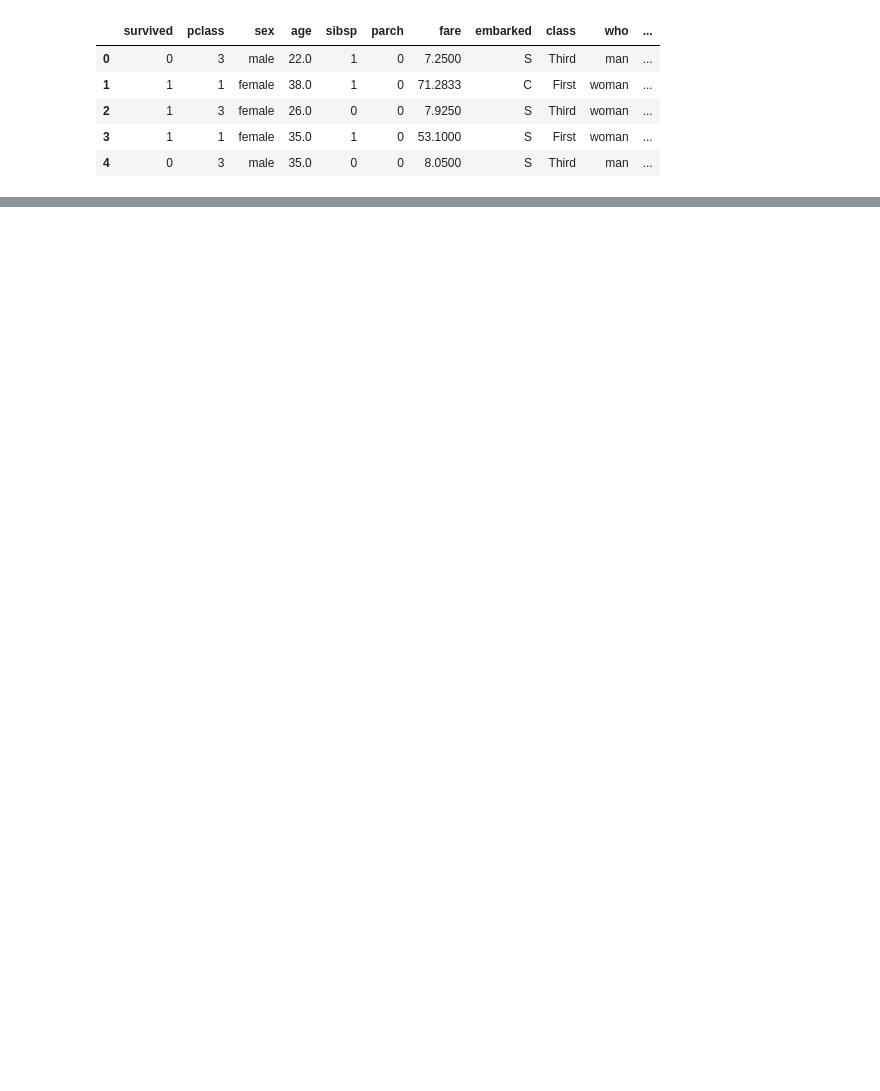
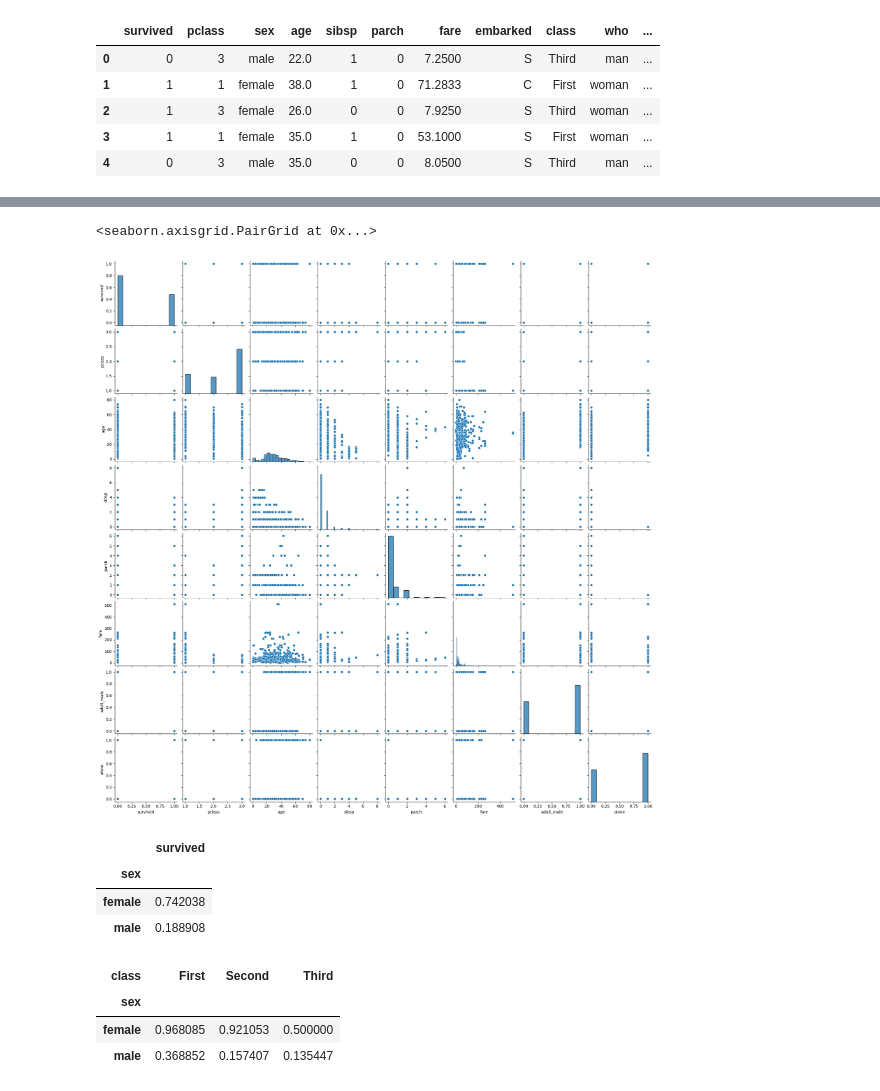
Before and after one commit to ZERO-legion5/Projects-Training, a Jupyter notebook: ML/TitanicSurvivalNB/main.ipynb, the cells around one changed output, grey strips where cells are left out. Cells and saved outputs as stored; diff of their text form; code cells hidden in the pictures; blank space fills up the shorter version.

```diff
--- a/ML/TitanicSurvivalNB/main.ipynb
+++ b/ML/TitanicSurvivalNB/main.ipynb
@@ -22,0 +81,21 @@ df.head()
+# %%
+sns.pairplot(df)
+# %% [output]
+<seaborn.axisgrid.PairGrid at 0x...>
+[figure, added]
+# %%
+#Look at survival rate by sex
+df.groupby('sex')[['survived']].mean()
+# %% [output]
+|  | survived |
+| sex |  |
+| female | 0.742038 |
+| male | 0.188908 |
+# %%
+#Look at survival rate by sex and class
+df.pivot_table('survived', index='sex', columns='class')
+# %% [output]
+| class | First | Second | Third |
+| sex |  |  |  |
+| female | 0.968085 | 0.921053 | 0.500000 |
+| male | 0.368852 | 0.157407 | 0.135447 |
```
Also changed, not shown: parts of 21 cells of this notebook.
